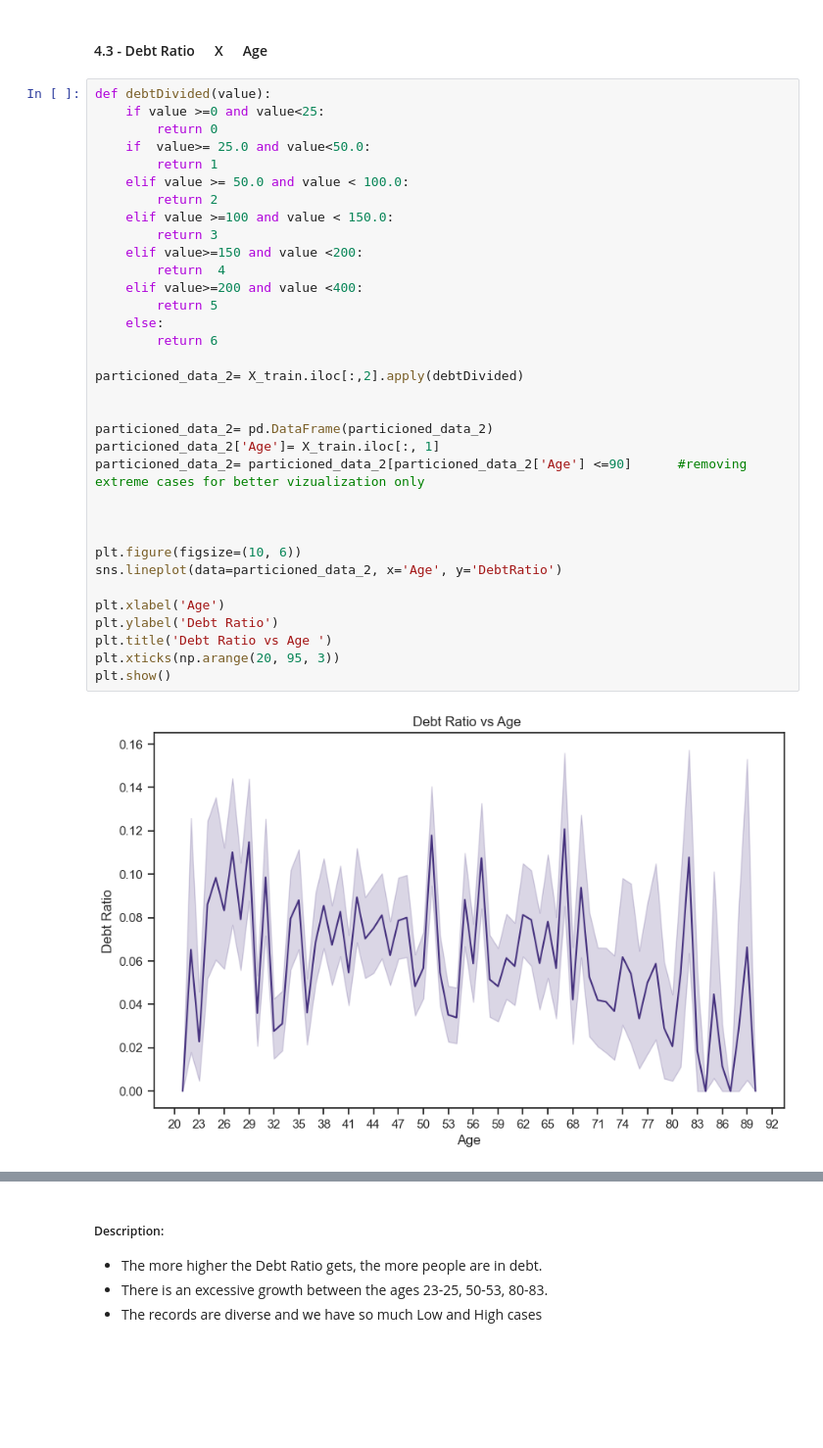
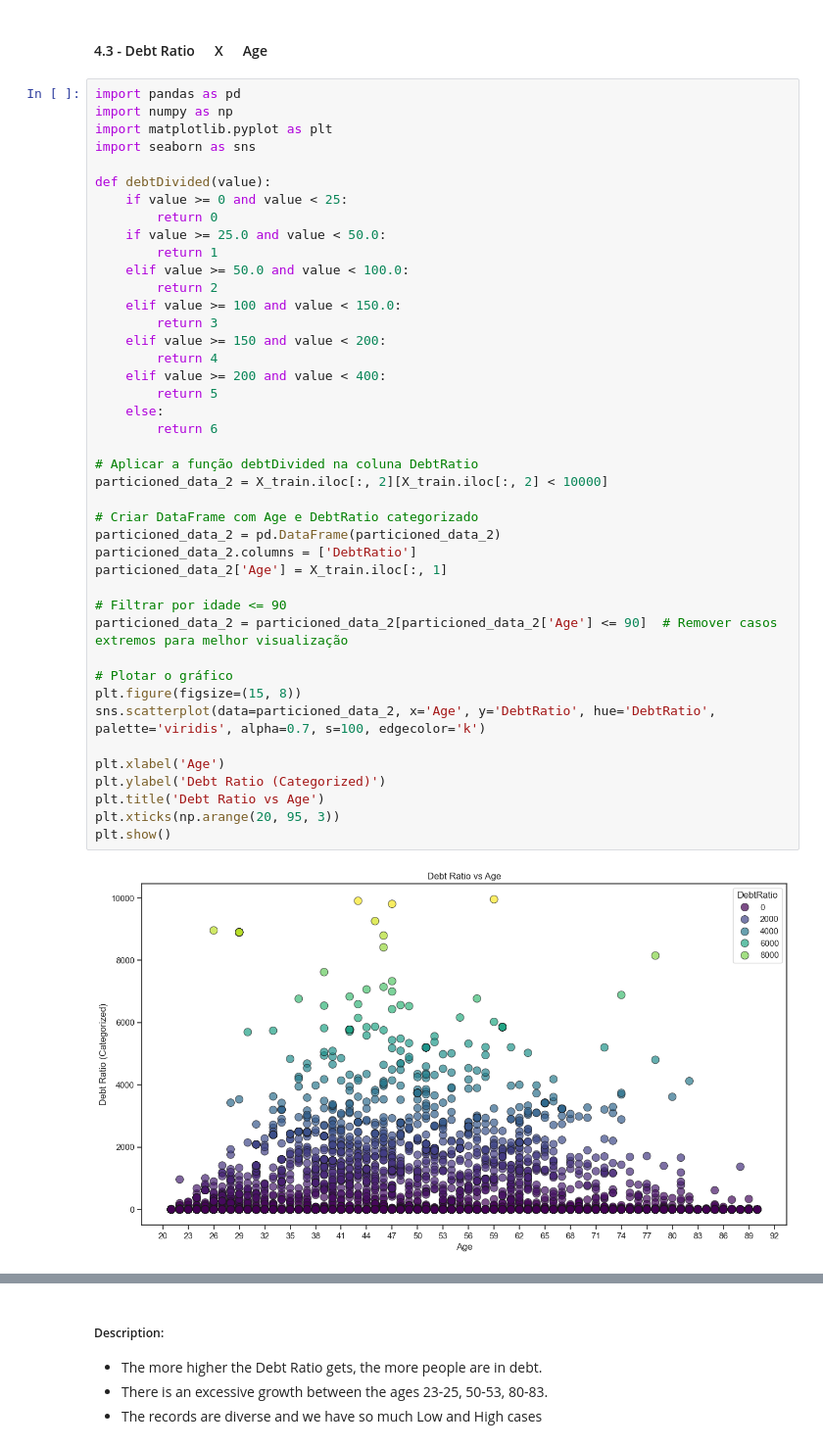
Before and after one commit to ectormgl/givemecredit, a Jupyter notebook: notebook/EDAa.ipynb, the cells around one changed output, grey strips where cells are left out. Shown at 98% size. Drawn from its saved outputs; the diff is of its cells as text; blank space fills up the shorter version.

```diff
--- a/notebook/EDAa.ipynb
+++ b/notebook/EDAa.ipynb
@@ -329,38 +329,46 @@ Text(0.5, 1.0, 'Bad Correlation')
 # %% [markdown]
 #### 4.3   -   Debt Ratio ㅤ       X       ㅤ Age
 # %%
+import pandas as pd
+import numpy as np
+import matplotlib.pyplot as plt
+import seaborn as sns
+
 def debtDivided(value):
-    if value >=0 and value<25:
+    if value >= 0 and value < 25:
         return 0
-    if  value>= 25.0 and value<50.0:
+    if value >= 25.0 and value < 50.0:
         return 1
     elif value >= 50.0 and value < 100.0:
         return 2
-    elif value >=100 and value < 150.0:
+    elif value >= 100 and value < 150.0:
         return 3
-    elif value>=150 and value <200:
-        return  4
-    elif value>=200 and value <400:
+    elif value >= 150 and value < 200:
+        return 4
+    elif value >= 200 and value < 400:
         return 5
     else:
         return 6
 
-particioned_data_2= X_train.iloc[:,2].apply(debtDivided)
+# Aplicar a função debtDivided na coluna DebtRatio
+particioned_data_2 = X_train.iloc[:, 2][X_train.iloc[:, 2] < 10000]
 
+# Criar DataFrame com Age e DebtRatio categorizado
+particioned_data_2 = pd.DataFrame(particioned_data_2)
+particioned_data_2.columns = ['DebtRatio']
+particioned_data_2['Age'] = X_train.iloc[:, 1]
 
-particioned_data_2= pd.DataFrame(particioned_data_2)
-particioned_data_2['Age']= X_train.iloc[:, 1]
-particioned_data_2= particioned_data_2[particioned_data_2['Age'] <=90]      #removing extreme cases for better vizualization only
+# Filtrar por idade <= 90
+particioned_data_2 = particioned_data_2[particioned_data_2['Age'] <= 90]  # Remover casos extremos para melhor visualização
 
-
-
-plt.figure(figsize=(10, 6))
-sns.lineplot(data=particioned_data_2, x='Age', y='DebtRatio')
+# Plotar o gráfico
+plt.figure(figsize=(15, 8))
+sns.scatterplot(data=particioned_data_2, x='Age', y='DebtRatio', hue='DebtRatio', palette='viridis', alpha=0.7, s=100, edgecolor='k')
 
 plt.xlabel('Age')
-plt.ylabel('Debt Ratio')
-plt.title('Debt Ratio vs Age ')
+plt.ylabel('Debt Ratio (Categorized)')
+plt.title('Debt Ratio vs Age')
 plt.xticks(np.arange(20, 95, 3))
 plt.show()
 # %% [output]
-[figure, old version]
+[figure, new version]
```
Also changed, not shown: parts of 11 cells of this notebook.
